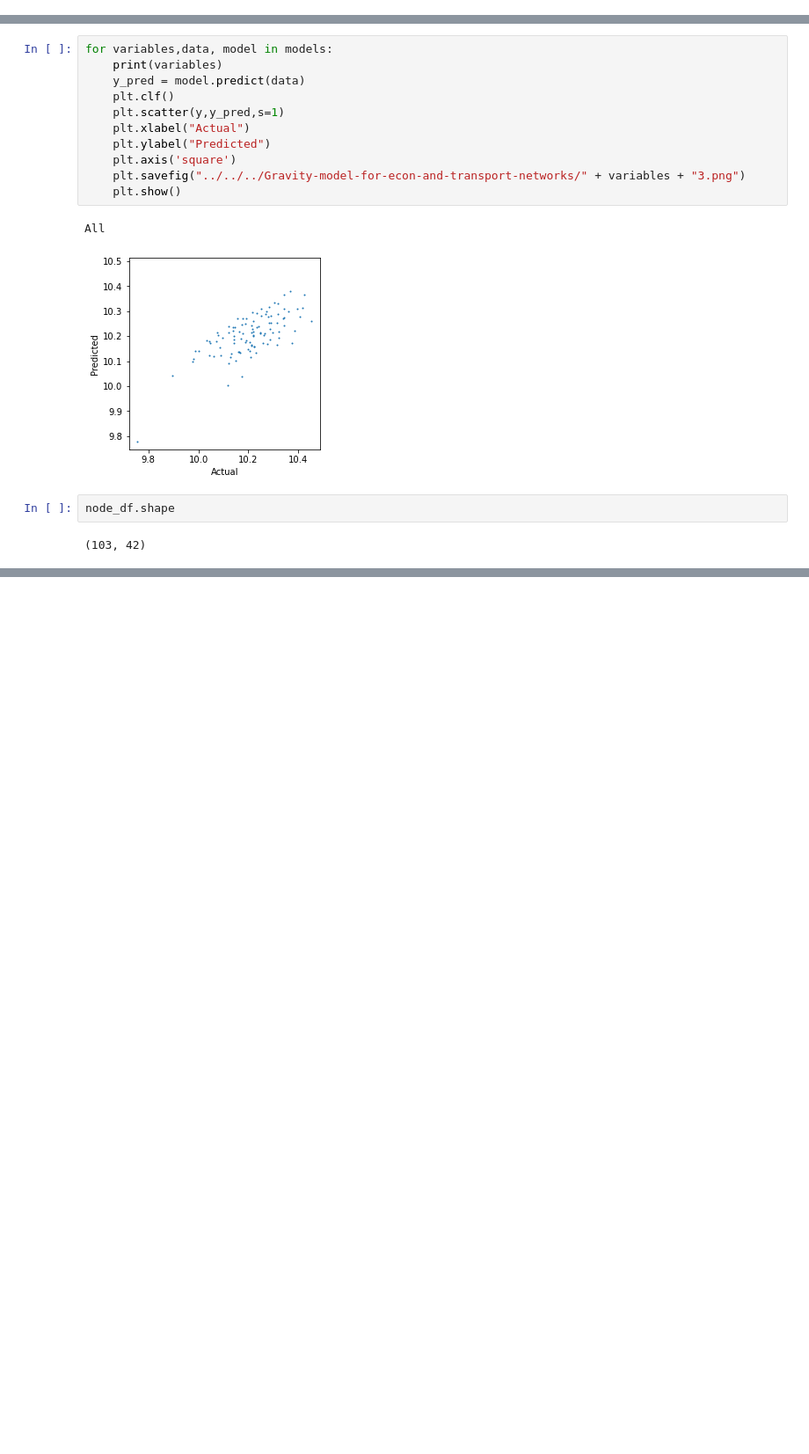
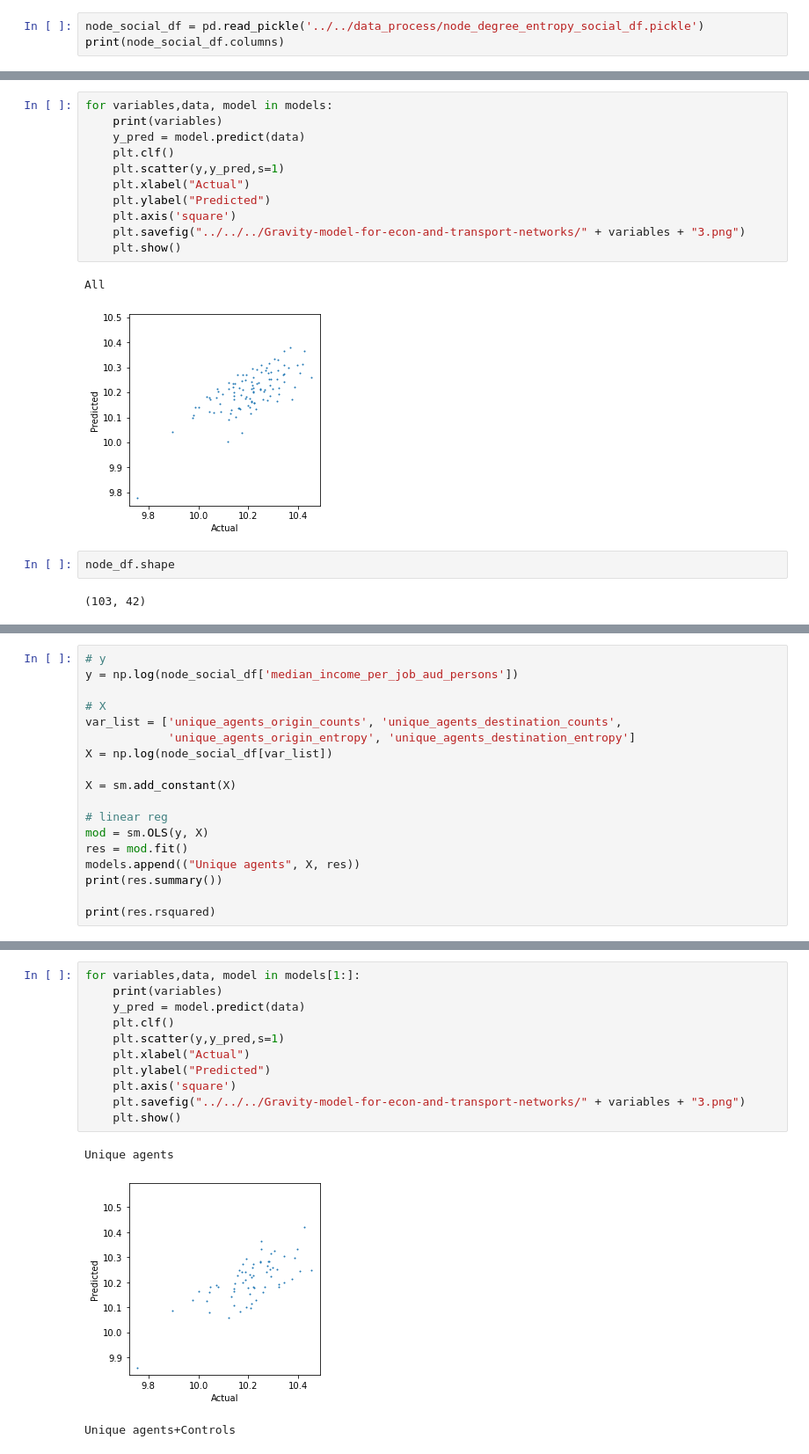
Before and after one commit to cjsyzwsh/South_Australia_Transport_Econ, a Jupyter notebook: notebooks/jason/4_models-degree.ipynb, the cells around one changed output, grey strips where cells are left out. Shown at 88% size. Saved outputs shown, nothing was run; the diff lists cells and outputs as text; blank space fills up the shorter version.

Commit message:
data cleaning for socialeconomic vars and models

```diff
--- a/notebooks/jason/4_models-degree.ipynb
+++ b/notebooks/jason/4_models-degree.ipynb
@@ -787,0 +768,3 @@ Index(['SA2_MAIN16', 'SA2_5DIG16', 'SA2_NAME16', 'SA3_CODE16', 'SA3_NAME16',
+# %%
+node_social_df = pd.read_pickle('../../data_process/node_degree_entropy_social_df.pickle')
+print(node_social_df.columns)
@@ -1072,0 +1058,18 @@ node_df.shape
+# %%
+# y
+y = np.log(node_social_df['median_income_per_job_aud_persons'])
+
+# X
+var_list = ['unique_agents_origin_counts', 'unique_agents_destination_counts',
+            'unique_agents_origin_entropy', 'unique_agents_destination_entropy']
+X = np.log(node_social_df[var_list])
+
+X = sm.add_constant(X)
+
+# linear reg
+mod = sm.OLS(y, X)
+res = mod.fit()
+models.append(("Unique agents", X, res))
+print(res.summary())
+
+print(res.rsquared)
@@ -1072,0 +1206,15 @@ node_df.shape
+# %%
+for variables,data, model in models[1:]:
+    print(variables)
+    y_pred = model.predict(data)
+    plt.clf()
+    plt.scatter(y,y_pred,s=1)
+    plt.xlabel("Actual")
+    plt.ylabel("Predicted")
+    plt.axis('square')
+    plt.savefig("../../../Gravity-model-for-econ-and-transport-networks/" + variables + "3.png")
+    plt.show()
+# %% [output]
+Unique agents
+[figure, added]
+Unique agents+Controls
```
Also changed, not shown: parts of 19 cells of this notebook, 3 other files.
